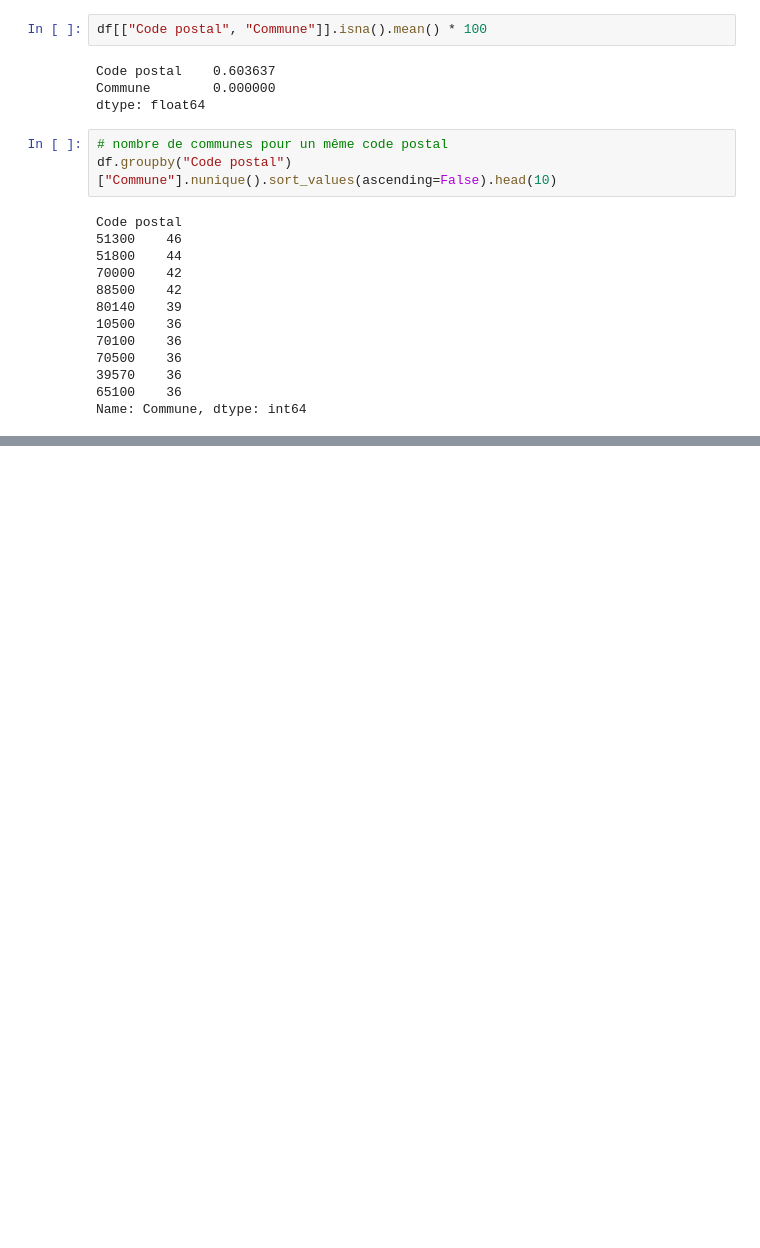
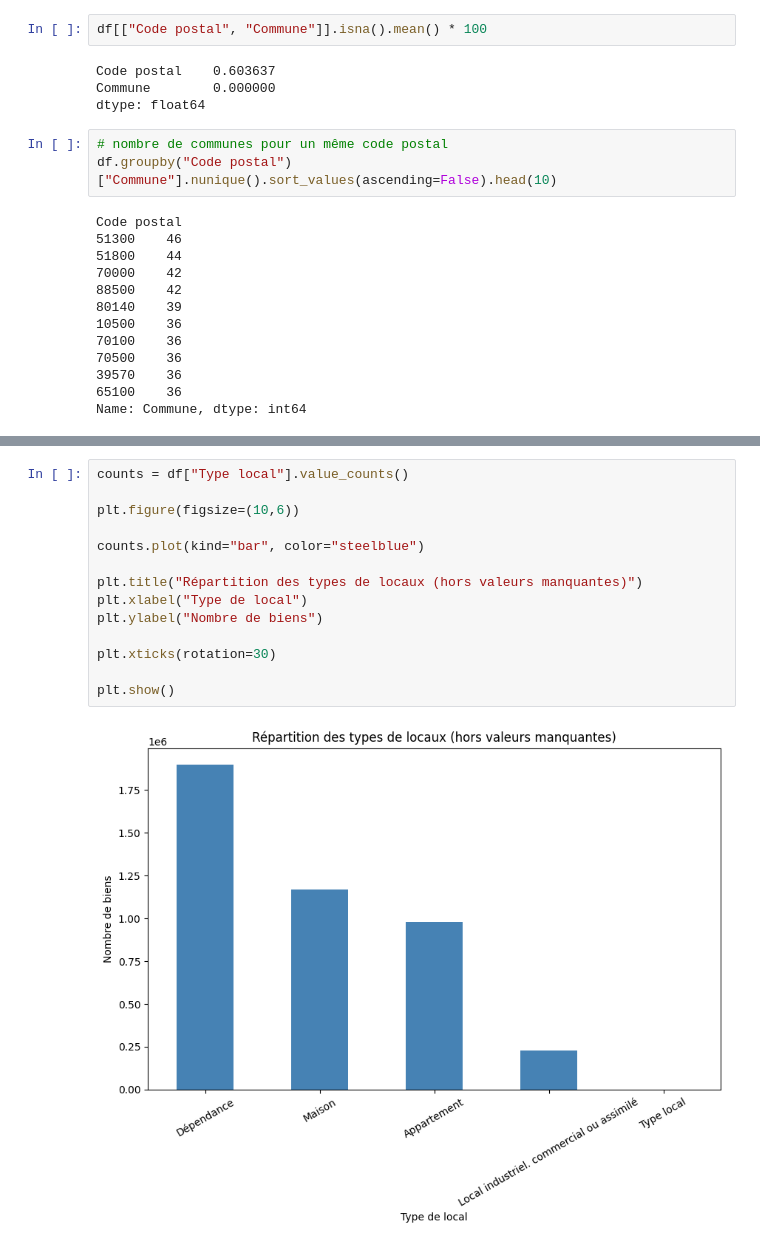
Before and after one commit to DataScientest-Studio/mars26_bds_immo, a Jupyter notebook: notebooks/Carine_Robles/Analyse_C.ipynb, the cells around one changed output, grey strips where cells are left out. Saved outputs shown, nothing was run; the diff lists cells and outputs as text; blank space fills up the shorter version.

```diff
--- a/notebooks/Carine_Robles/Analyse_C.ipynb
+++ b/notebooks/Carine_Robles/Analyse_C.ipynb
@@ -478,0 +838,16 @@ Name: Commune, dtype: int64
+# %%
+counts = df["Type local"].value_counts()
+
+plt.figure(figsize=(10,6))
+
+counts.plot(kind="bar", color="steelblue")
+
+plt.title("Répartition des types de locaux (hors valeurs manquantes)")
+plt.xlabel("Type de local")
+plt.ylabel("Nombre de biens")
+
+plt.xticks(rotation=30)
+
+plt.show()
+# %% [output]
+[figure, added]
```
Also changed, not shown: parts of 77 cells of this notebook.
